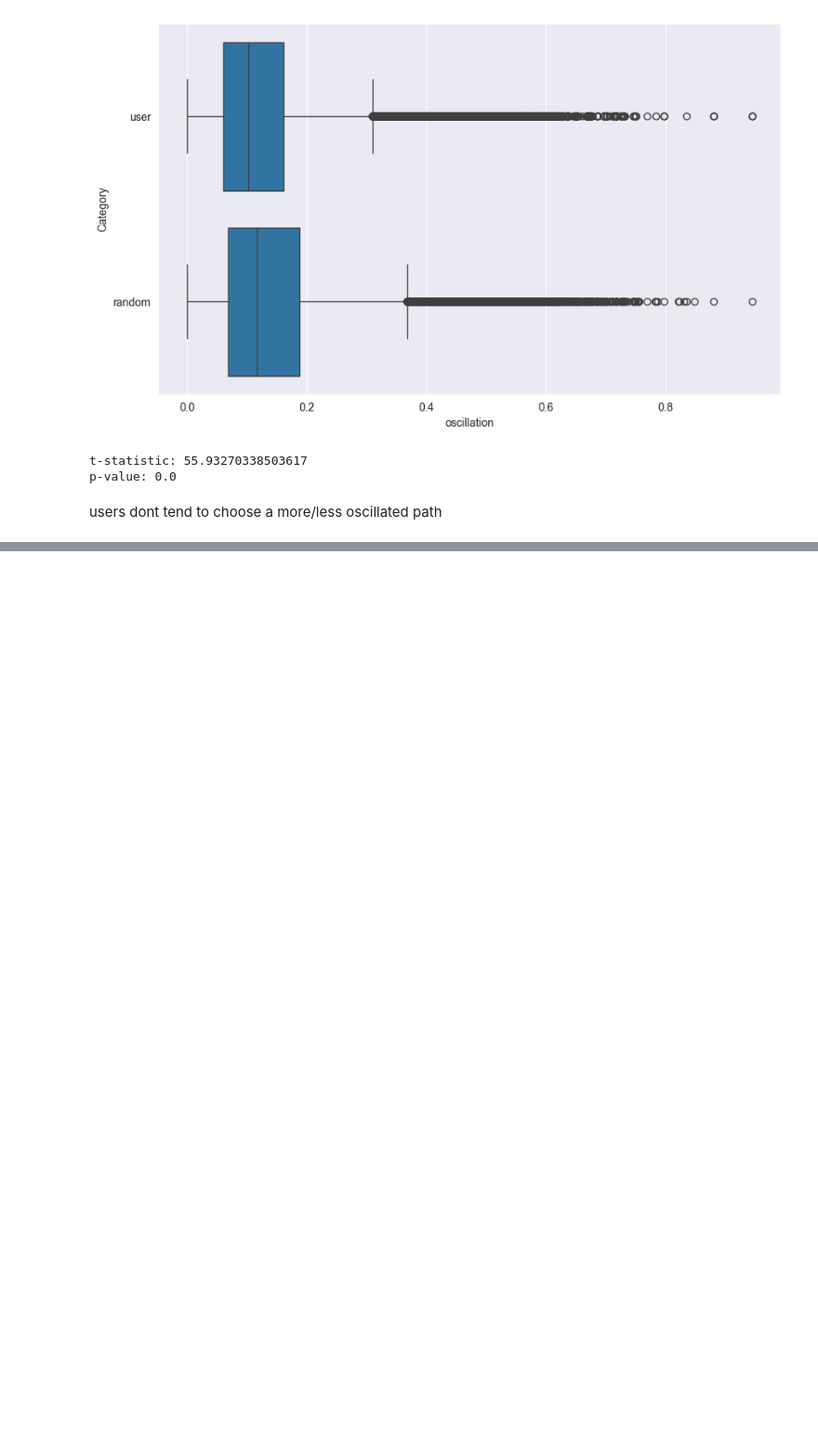
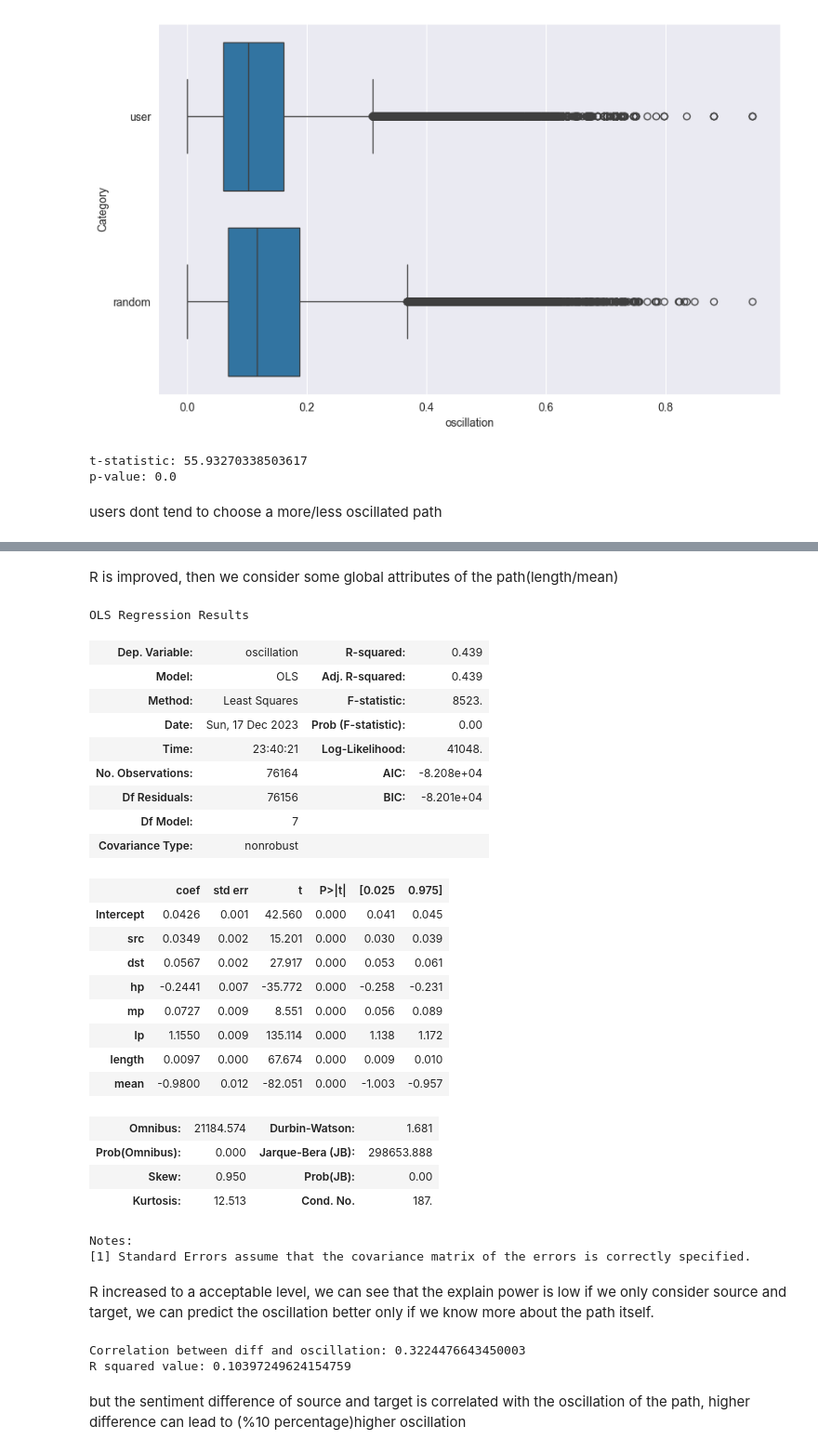
Before and after one commit to epfl-ada/ada-2023-project-statsquad3, a Jupyter notebook: subquestion4.ipynb, the cells around one changed output, grey strips where cells are left out. Shown: that part at 93% size. Drawn from its saved outputs; the diff is of its cells as text; code cells hidden in the pictures; blank space fills up the shorter version.

```diff
--- a/subquestion4.ipynb
+++ b/subquestion4.ipynb
@@ -226,0 +375,46 @@ users dont tend to choose a more/less oscillated path
+# %% [markdown]
+R is improved, then we consider some global attributes of the path(length/mean)
+# %%
+model3 = smf.ols(formula='oscillation ~ src + dst + hp + mp + lp + length + mean', data=df)
+results3 = model3.fit()
+display(HTML(results3.summary().as_html()))
+# %% [output]
+OLS Regression Results
+| Dep. Variable: | oscillation | R-squared: | 0.439 |
+| Model: | OLS | Adj. R-squared: | 0.439 |
+| Method: | Least Squares | F-statistic: | 8523. |
+| Date: | Sun, 17 Dec 2023 | Prob (F-statistic): | 0.00 |
+| Time: | 23:40:21 | Log-Likelihood: | 41048. |
+| No. Observations: | 76164 | AIC: | -8.208e+04 |
+| Df Residuals: | 76156 | BIC: | -8.201e+04 |
+| Df Model: | 7 |  |  |
+| Covariance Type: | nonrobust |  |  |
+|  | coef | std err | t | P>|t| | [0.025 | 0.975] |
+| Intercept | 0.0426 | 0.001 | 42.560 | 0.000 | 0.041 | 0.045 |
+| src | 0.0349 | 0.002 | 15.201 | 0.000 | 0.030 | 0.039 |
+| dst | 0.0567 | 0.002 | 27.917 | 0.000 | 0.053 | 0.061 |
+| hp | -0.2441 | 0.007 | -35.772 | 0.000 | -0.258 | -0.231 |
+| mp | 0.0727 | 0.009 | 8.551 | 0.000 | 0.056 | 0.089 |
+| lp | 1.1550 | 0.009 | 135.114 | 0.000 | 1.138 | 1.172 |
+| length | 0.0097 | 0.000 | 67.674 | 0.000 | 0.009 | 0.010 |
+| mean | -0.9800 | 0.012 | -82.051 | 0.000 | -1.003 | -0.957 |
+| Omnibus: | 21184.574 | Durbin-Watson: | 1.681 |
+| Prob(Omnibus): | 0.000 | Jarque-Bera (JB): | 298653.888 |
+| Skew: | 0.950 | Prob(JB): | 0.00 |
+| Kurtosis: | 12.513 | Cond. No. | 187. |
+Notes:
+[1] Standard Errors assume that the covariance matrix of the errors is correctly specified.
+# %% [markdown]
+R increased to a acceptable level, we can see that the explain power is low if we only consider source and target, we can predict the oscillation better only if we know more about the path itself.
+# %%
+correlation = df[['diff', 'oscillation']].corr().iloc[0, 1]
+model4 = smf.ols(formula='oscillation ~ diff', data=df)
+results4 = model4.fit()
+print(f'Correlation between diff and oscillation: {correlation}')
+# print only R squared value
+print(f'R squared value: {results4.rsquared}')
+# %% [output]
+Correlation between diff and oscillation: 0.3224476643450003
+R squared value: 0.10397249624154759
+# %% [markdown]
+but the sentiment difference of source and target is correlated with the oscillation of the path, higher difference can lead to (%10 percentage)higher oscillation
```
Also changed, not shown: parts of 15 cells of this notebook.
